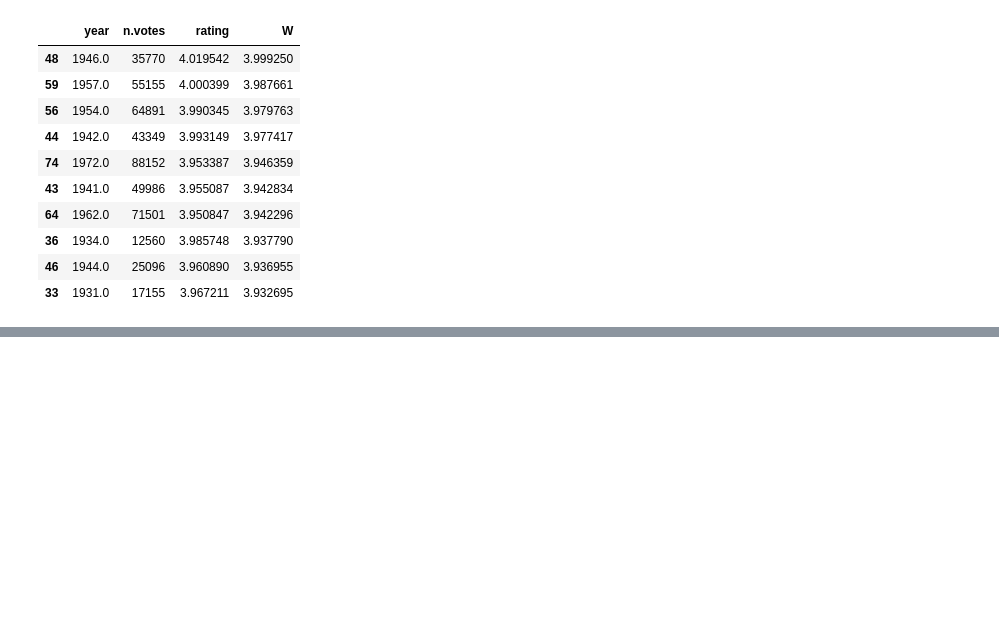
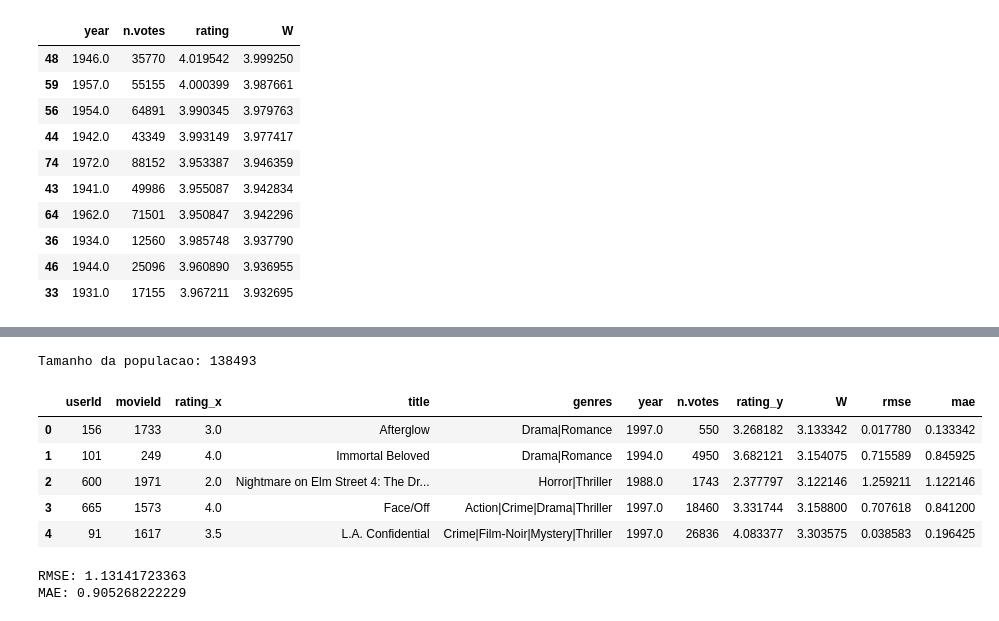
Before and after one commit to SamaraAlves/ProjetoElo7, a Jupyter notebook: Projeto ELO7.ipynb, the cells around one changed output, grey strips where cells are left out. Drawn from its saved outputs; the diff is of its cells as text; code cells hidden in the pictures; blank space fills up the shorter version.

```diff
--- a/Projeto ELO7.ipynb
+++ b/Projeto ELO7.ipynb
@@ -800,0 +817,32 @@ display(tabel_agg_year_top.head(10))
+# %%
+ratings_users = movie_rating[['userId','movieId']].groupby('userId').count()
+print('Tamanho da populacao: {}').format(ratings_users.shape[0])
+# %% [output]
+Tamanho da populacao: 138493
+# %%
+# Indices para a escolha da amostra aleatória
+index_sample = np.random.choice(138493, replace=False, size=661)
+# %%
+# Amostra Aleatória Simples
+sample = ratings.iloc[index_sample]
+# Combinar a amostra selecionada com as informações dos filmes
+sample_users_movie = pd.merge(sample, tabel_agg_movieId, on = 'movieId')
+# Calculamos a distância média quadrática entre o pontuação dada pelo usuário ao filme e a pontuação geral da base
+sample_users_movie['rmse'] = (sample_users_movie['W'] - sample_users_movie['rating_x'])**2
+sample_users_movie['mae'] = np.abs(sample_users_movie['W'] - sample_users_movie['rating_x'])
+display(sample_users_movie.head())
+# %% [output]
+|  | userId | movieId | rating_x | title | genres | year | n.votes | rating_y | W | rmse | mae |
+| 0 | 156 | 1733 | 3.0 | Afterglow | Drama|Romance | 1997.0 | 550 | 3.268182 | 3.133342 | 0.017780 | 0.133342 |
+| 1 | 101 | 249 | 4.0 | Immortal Beloved | Drama|Romance | 1994.0 | 4950 | 3.682121 | 3.154075 | 0.715589 | 0.845925 |
+| 2 | 600 | 1971 | 2.0 | Nightmare on Elm Street 4: The Dr... | Horror|Thriller | 1988.0 | 1743 | 2.377797 | 3.122146 | 1.259211 | 1.122146 |
+| 3 | 665 | 1573 | 4.0 | Face/Off | Action|Crime|Drama|Thriller | 1997.0 | 18460 | 3.331744 | 3.158800 | 0.707618 | 0.841200 |
+| 4 | 91 | 1617 | 3.5 | L.A. Confidential | Crime|Film-Noir|Mystery|Thriller | 1997.0 | 26836 | 4.083377 | 3.303575 | 0.038583 | 0.196425 |
+# %%
+RMSE = np.sqrt(sample_users_movie['rmse'].mean())
+MAE = sample_users_movie['mae'].mean()
+print 'RMSE: {}'.format(RMSE)
+print 'MAE: {}'.format(MAE)
+# %% [output]
+RMSE: 1.13141723363
+MAE: 0.905268222229
```
Also changed, not shown: parts of 4 cells of this notebook.
